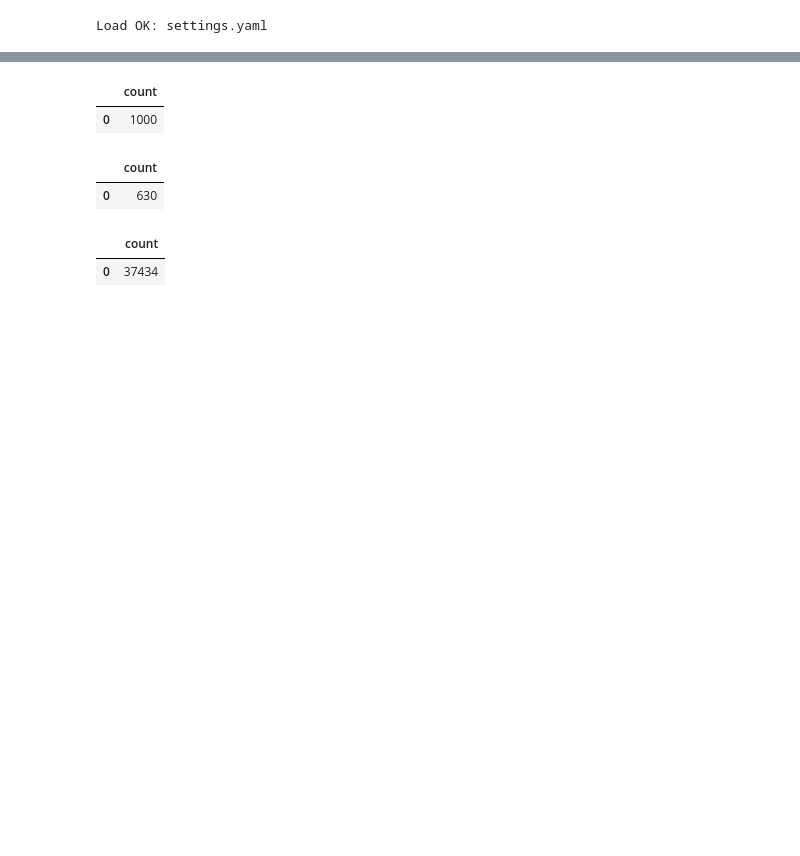
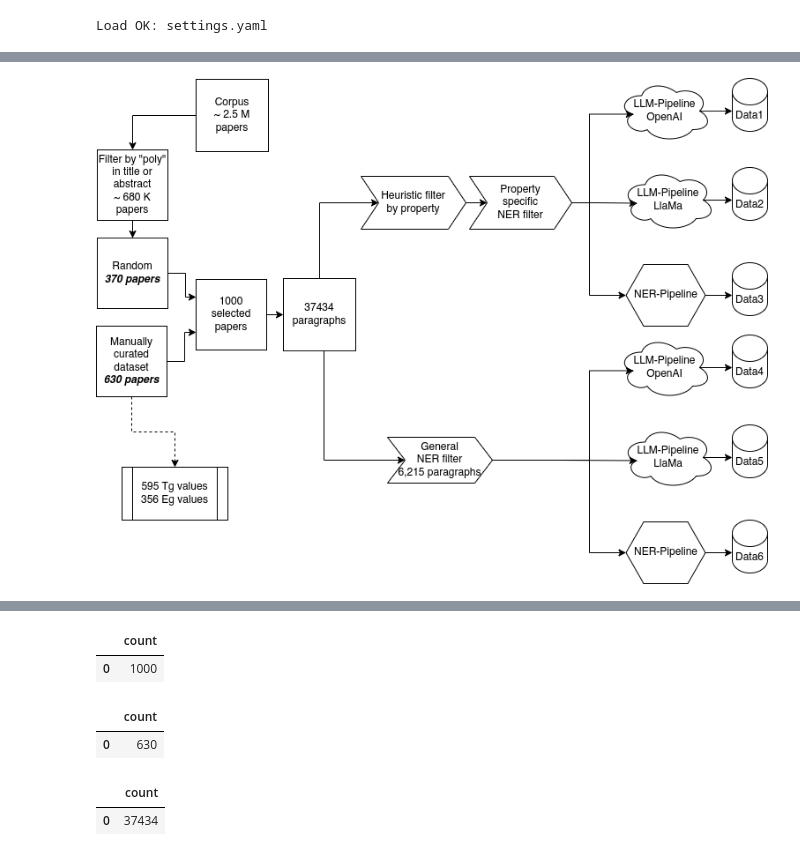
Before and after one commit to Ramprasad-Group/PromptDataExtraction, a Jupyter notebook: notebooks/Analyze-Select-1k.ipynb, the cells around one changed output, grey strips where cells are left out. Saved outputs shown, nothing was run; the diff lists cells and outputs as text; code cells hidden in the pictures; blank space fills up the shorter version.

Commit message:
Add flowchart image

```diff
--- a/notebooks/Analyze-Select-1k.ipynb
+++ b/notebooks/Analyze-Select-1k.ipynb
@@ -31,6 +31,11 @@ def execute(sql, **kwargs) -> pd.DataFrame:
     if not results:
         return None
     return pd.DataFrame.from_records(results, columns=results[0]._fields)
+# %%
+from IPython.display import Image
+Image(filename="notebooks/Figure01.png")
+# %% [output]
+[figure, added]
 # %%
 # List of extraction methods.
 execute("""select * from extraction_methods order by dataset""")
```
Also changed, not shown: parts of 2 cells of this notebook.
